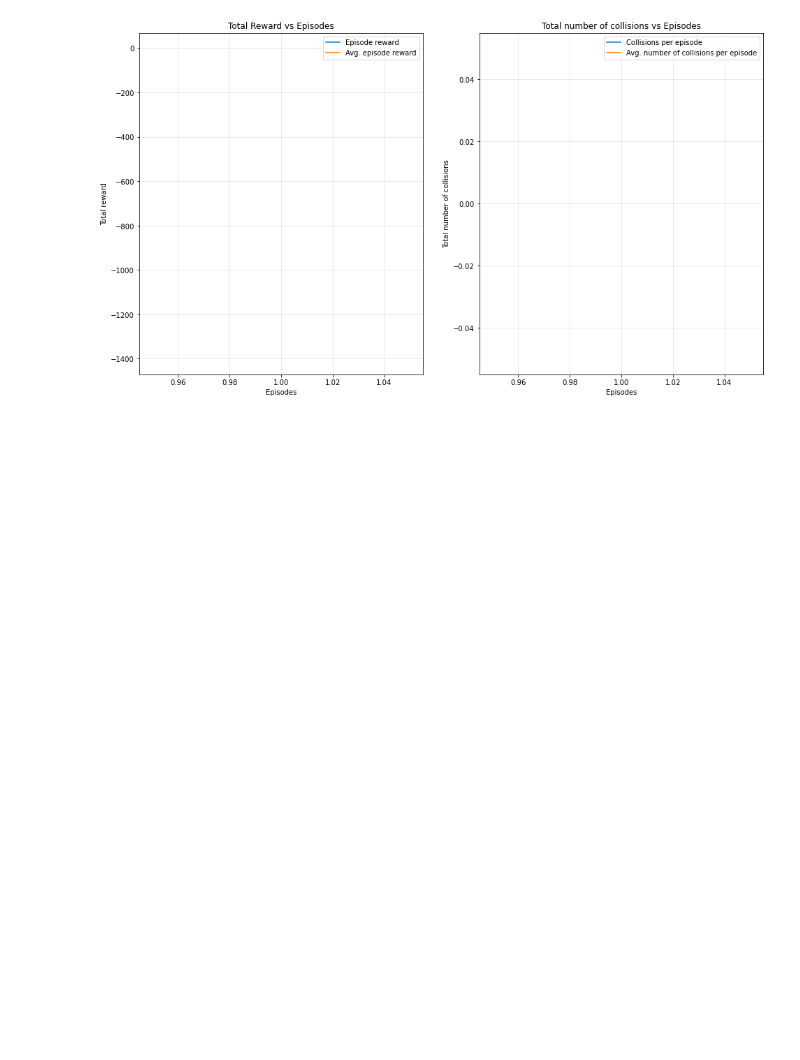
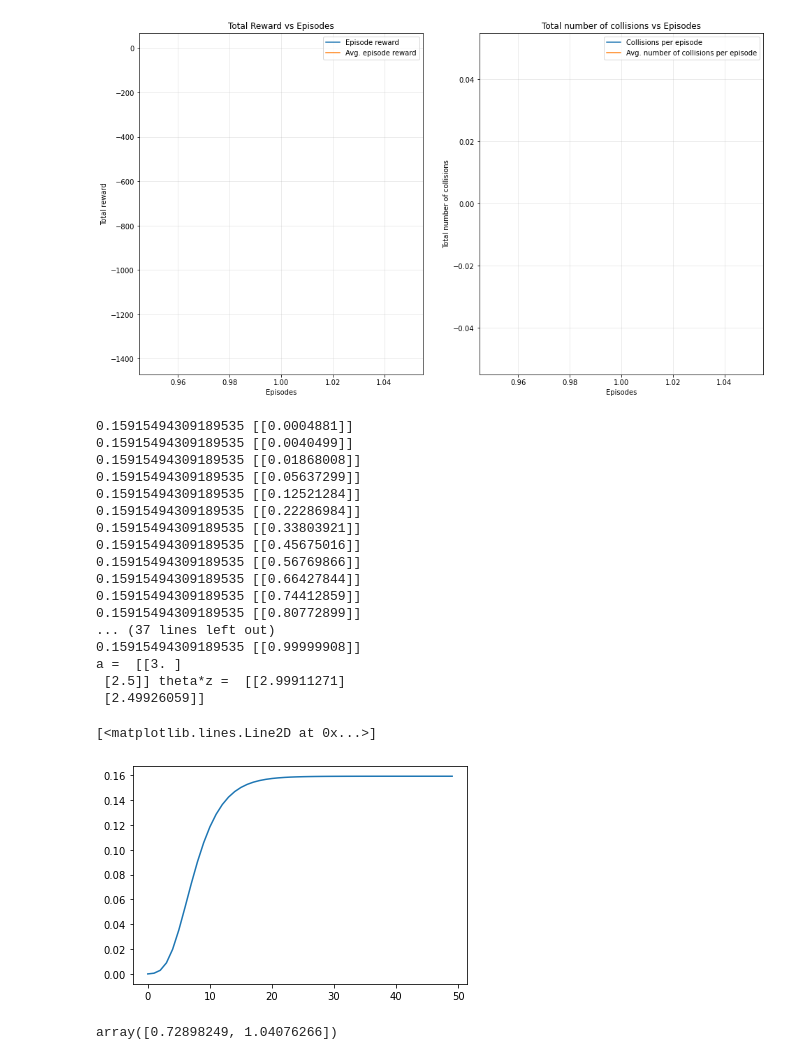
Before and after one commit to AndreuMatoses/scalable-collision-avoidance-RL, a Jupyter notebook: tests.ipynb, the cells around one changed output. Saved outputs shown, nothing was run; the diff lists cells and outputs as text; code cells hidden in the pictures; blank space fills up the shorter version.

Commit message:
multivariate normal policy

```diff
--- a/tests.ipynb
+++ b/tests.ipynb
@@ -391,3 +391,56 @@ N of agents = 3
 Discount = 0.99, (lr for NN critical)  = 0.001, epochs M = 20
 Saved Critic NN as Q_test-critics.pth
 [figure]
+# %%
+from SAC_agents import NormalPolicy
+
+z_dim = 6
+dim = 2
+
+policy = NormalPolicy(input_size=z_dim, output_size=dim)
+
+a = np.array([3,2.5])
+z = np.ones(z_dim)*0.5
+# %%
+
+policy = NormalPolicy(input_size=z_dim, output_size=dim)
+
+ps = []
+grads = []
+grad_n = []
+iter = range(10)
+
+for t in iter:
+    ps.append(policy.p_of_a(z,a))
+    grads.append(policy.compute_grad(z,a))
+    grad_n.append( np.linalg.norm(policy.grad.flatten()))
+    policy.parameters += 0.1*policy.grad
+
+print("a = ",a,"theta*z = ", policy.parameters @ z)
+
+plt.plot(iter,ps)
+# plt.plot(iter,grad_n)
+# %% [output]
+0.15915494309189535 [[0.0004881]]
+0.15915494309189535 [[0.0040499]]
+0.15915494309189535 [[0.01868008]]
+0.15915494309189535 [[0.05637299]]
+0.15915494309189535 [[0.12521284]]
+0.15915494309189535 [[0.22286984]]
+0.15915494309189535 [[0.33803921]]
+0.15915494309189535 [[0.45675016]]
+0.15915494309189535 [[0.56769866]]
+0.15915494309189535 [[0.66427844]]
+0.15915494309189535 [[0.74412859]]
+0.15915494309189535 [[0.80772899]]
+... (37 lines left out)
+0.15915494309189535 [[0.99999908]]
+a =  [[3. ]
+ [2.5]] theta*z =  [[2.99911271]
+ [2.49926059]]
+[<matplotlib.lines.Line2D at 0x...>]
+[figure, added]
+# %%
+np.random.multivariate_normal((policy.parameters @ z).flatten(), policy.Sigma)
+# %% [output]
+array([0.72898249, 1.04076266])
```
Also changed, not shown: parts of 1 cell of this notebook, 7 other files.
